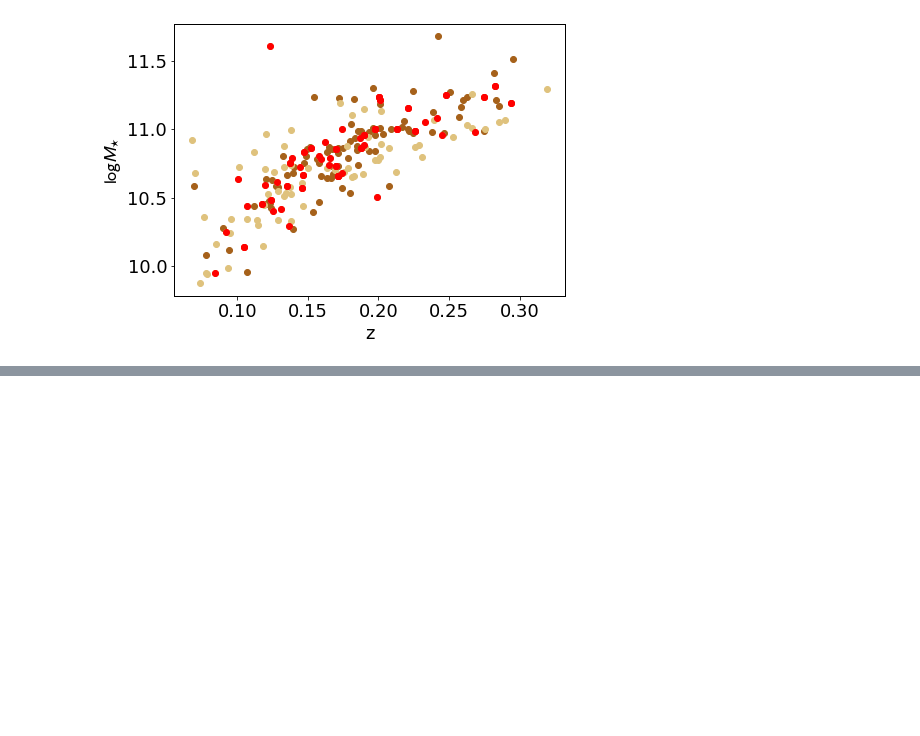
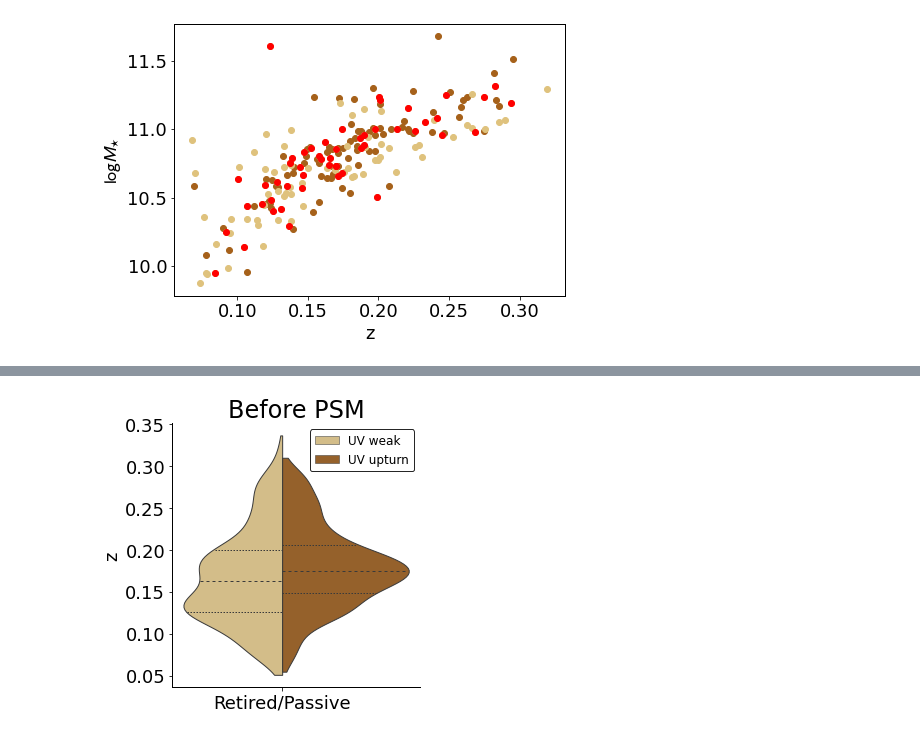
Before and after one commit to mdastro/UVupturn-RSGs, a Jupyter notebook: UV_PSM/UV PSM.ipynb, the cells around one changed output, grey strips where cells are left out. Saved outputs shown, nothing was run; the diff lists cells and outputs as text; code cells hidden in the pictures; blank space fills up the shorter version.

```diff
--- a/UV_PSM/UV PSM.ipynb
+++ b/UV_PSM/UV PSM.ipynb
@@ -348,0 +391,19 @@ nn?
+# %%
+plt.rcParams.update(plotpars)
+vplot1 = sns.catplot(x='WHAN_CLASS', y='Z', hue='UV_CLASS_YI2011', data=uv_redseq_retpassive,
+                     split=True, kind='violin', inner="quart",
+                     palette={"UV_UPTURN": palette[1], "UV_WEAK": palette[0]}, bw=.3, cut=1, linewidth=1.,
+                     x_order=['UV_UPTURN','UV_WEAK'], legend_out=False, figsize=(20,4))
+leg = vplot1.axes.flat[0].get_legend()
+leg.set_title(None)
+new_labels = ['UV weak', 'UV upturn']
+for t, l in zip(leg.texts, new_labels): t.set_text(l)
+
+plt.ylabel(r"z")
+plt.xlabel(r"")
+plt.title(r"Before PSM")
+plt.savefig(fname=os.path.join(results_path, 'psm_before_z.png'))
+plt.savefig(fname=os.path.join(results_path, 'psm_before_z.pdf'))
+plt.show()
+# %% [output]
+[figure, added]
```
Also changed, not shown: parts of 19 cells of this notebook.
